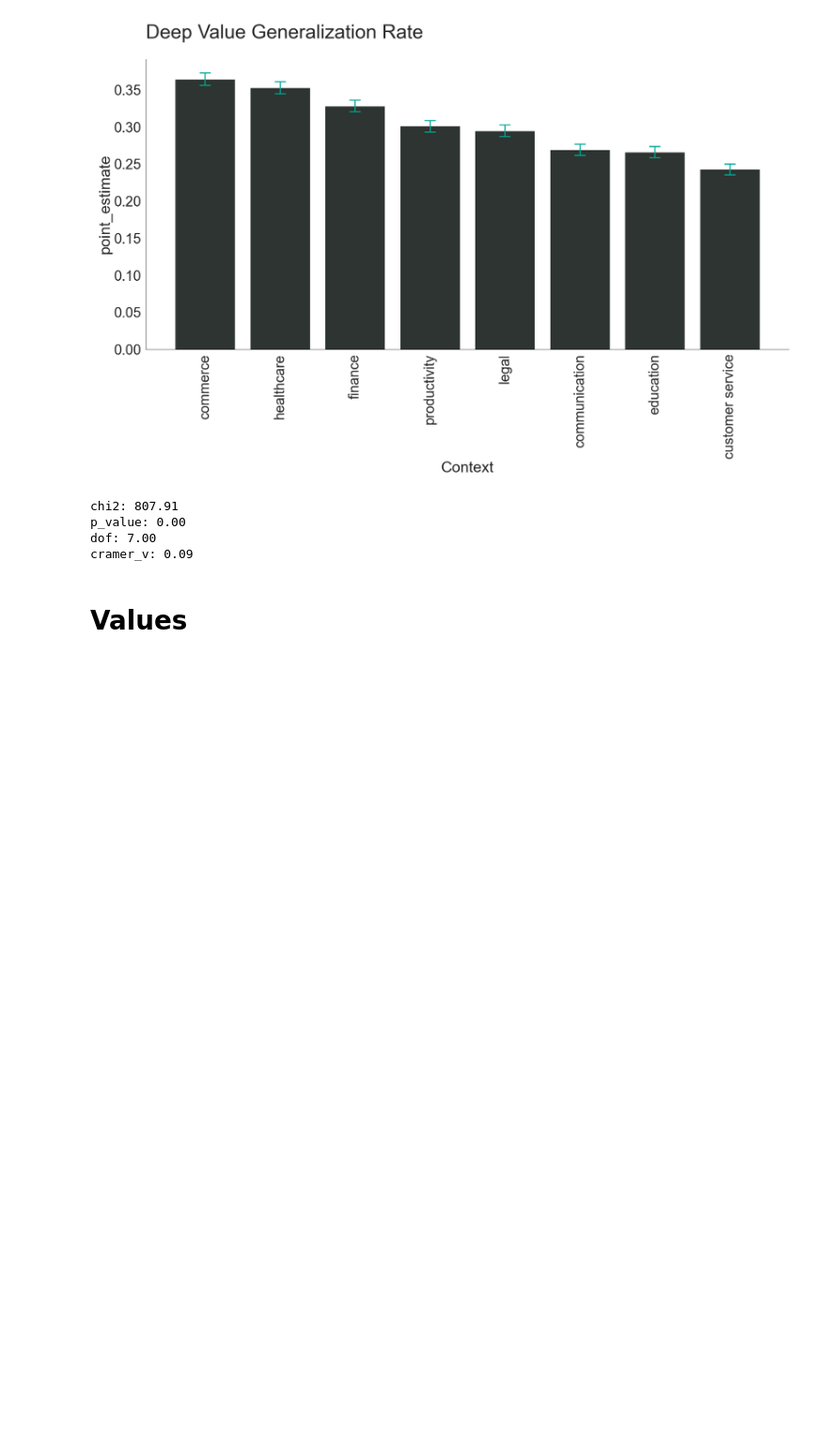
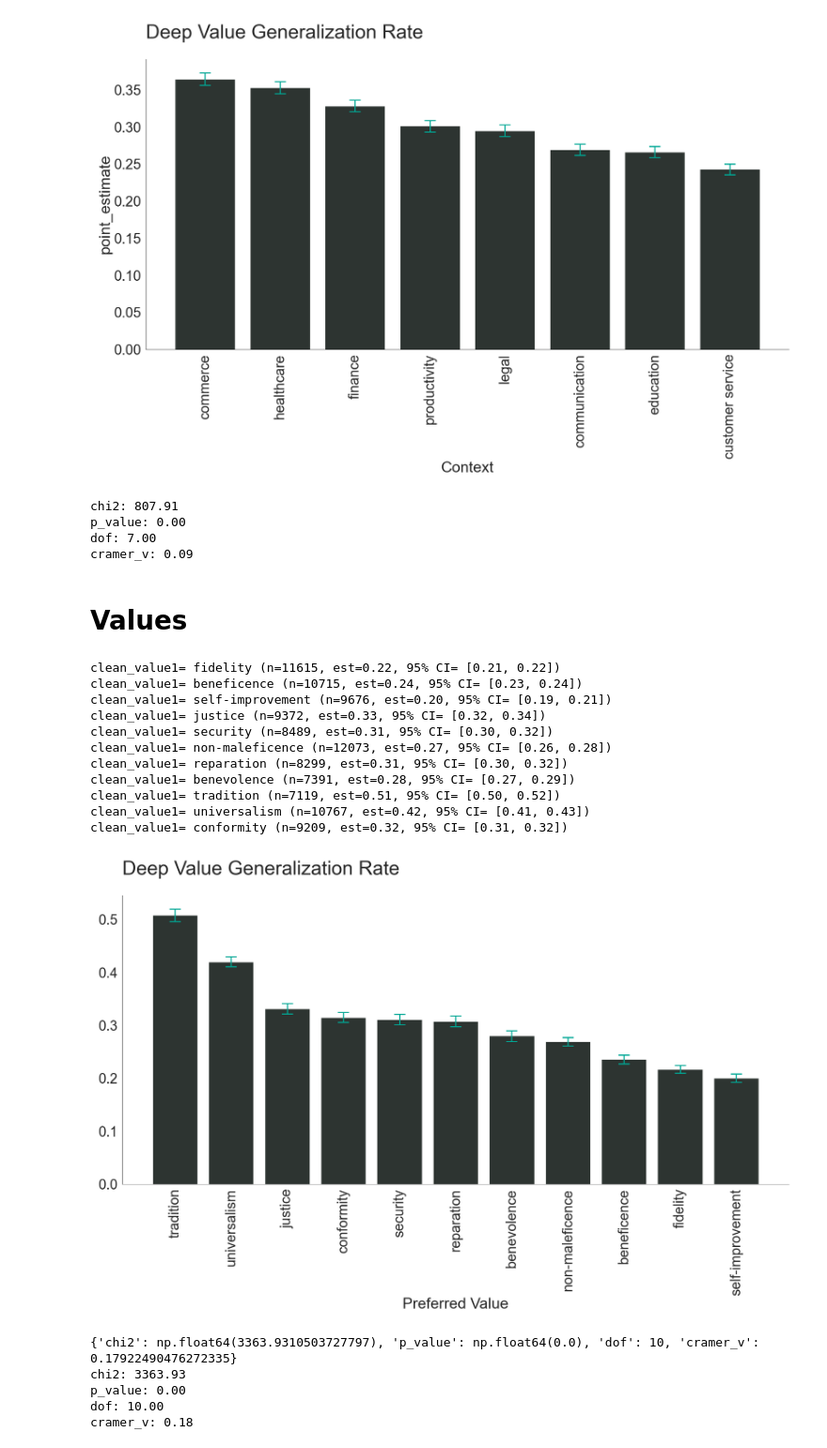
Before and after one commit to josh-ashkinaze/dvb, a Jupyter notebook: 9_run_stats_two.ipynb, the cells around one changed output. Shown: that part at 94% size. Cells and saved outputs as stored; diff of their text form; code cells hidden in the pictures; blank space fills up the shorter version.

```diff
--- a/9_run_stats_two.ipynb
+++ b/9_run_stats_two.ipynb
@@ -1106,77 +1106,73 @@ cramer_v: 0.09
 # %% [markdown]
 # Values
 # %%
-def compute_estimates_by_factor(df, factor_col, target_col, method='wilson'):
-    """
-    Compute point estimates and confidence intervals for a binary variable across
-    different levels of a grouping factor.
+def clean_value1_name(x):
+    if x=="self":
+        return "self-improvement"
+    elif x=="non":
+        return "non-maleficence"
+    else:
+        return x
 
-    Helper function for breaking things out by factor.
 
-    """
-    from statsmodels.stats.proportion import proportion_confint
-
-    result_df = []
-    factor_values = df[factor_col].unique()
-
-    for value in factor_values:
-        tdf = df[df[factor_col] == value]
-
-        count = len(tdf)
-        y_sum = tdf[target_col].sum()
-        y_mean = tdf[target_col].mean()
-
-        low, high = proportion_confint(y_sum, count, method=method)
-
-        result_df.append({
-            factor_col: value,
-            'count': count,
-            'point_estimate': y_mean,
-            'low': low,
-            'high': high
-        })
-
-        print(f"{factor_col}= {value} (n={count}, est={y_mean:.2f}, 95% CI= [{low:.2f}, {high:.2f}])")
-
-    return pd.DataFrame(result_df)
-
-result = compute_estimates_by_factor(df, 'context', 'generalized_deep_value')
+df['clean_value1'] = df['value1'].apply(clean_value1_name)
+result = compute_estimates_by_factor(df, 'clean_value1', 'generalized_deep_value')
 result = result.sort_values(by='point_estimate', ascending=False)
-factor = 'context'
+factor = 'clean_value1'
 
 
 plt.figure(figsize=(18,12))
 sns.barplot(
     data=result,
     x=factor,
     y='point_estimate',
     color=mypal[0],
     width=0.8
 )
 plt.xticks(rotation=90)
 plt.errorbar(
-    result['context'],
+    result[factor],
     result['point_estimate'],
     yerr=[
         result['point_estimate'] - result['low'],
         result['high'] - result['point_estimate']
     ],
     fmt='none',
     color=mypal[2],
     capsize=10,
     capthick=2,
     elinewidth=2
 )
 
 
-plt.xlabel('Context')
+plt.xlabel('Preferred Value')
+plt.ylabel('')
 
 plt.title('Deep Value Generalization Rate')
 plt.tight_layout()
-plt.savefig("plots/context_dvgr.pdf", dpi=300, bbox_inches='tight')
+plt.savefig("plots/context_value2.pdf", dpi=300, bbox_inches='tight')
 
 plt.show()
 
-chi2_res = chi2(df['context'], df['y'], report_cramer=True)
+chi2_res = chi2(df['value1'], df['y'], report_cramer=True)
+print(chi2_res)
 for k, v in chi2_res.items():
     print(f"{k}: {v:.2f}")
+# %% [output]
+clean_value1= fidelity (n=11615, est=0.22, 95% CI= [0.21, 0.22])
+clean_value1= beneficence (n=10715, est=0.24, 95% CI= [0.23, 0.24])
+clean_value1= self-improvement (n=9676, est=0.20, 95% CI= [0.19, 0.21])
+clean_value1= justice (n=9372, est=0.33, 95% CI= [0.32, 0.34])
+clean_value1= security (n=8489, est=0.31, 95% CI= [0.30, 0.32])
+clean_value1= non-maleficence (n=12073, est=0.27, 95% CI= [0.26, 0.28])
+clean_value1= reparation (n=8299, est=0.31, 95% CI= [0.30, 0.32])
+clean_value1= benevolence (n=7391, est=0.28, 95% CI= [0.27, 0.29])
+clean_value1= tradition (n=7119, est=0.51, 95% CI= [0.50, 0.52])
+clean_value1= universalism (n=10767, est=0.42, 95% CI= [0.41, 0.43])
+clean_value1= conformity (n=9209, est=0.32, 95% CI= [0.31, 0.32])
+[figure, added]
+{'chi2': np.float64(3363.9310503727797), 'p_value': np.float64(0.0), 'dof': 10, 'cramer_v': 0.17922490476272335}
+chi2: 3363.93
+p_value: 0.00
+dof: 10.00
+cramer_v: 0.18
```
Also changed, not shown: parts of 2 cells of this notebook.
